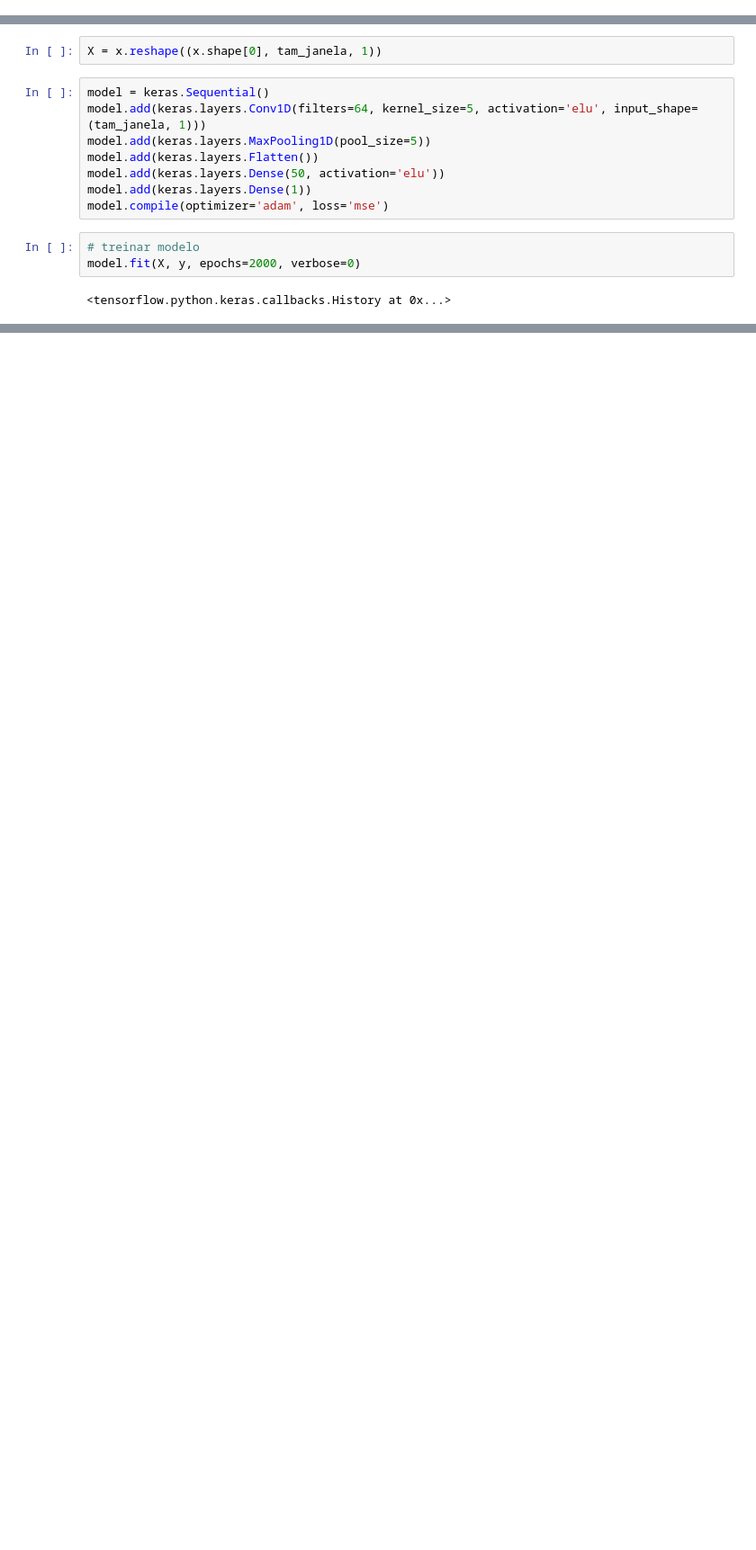
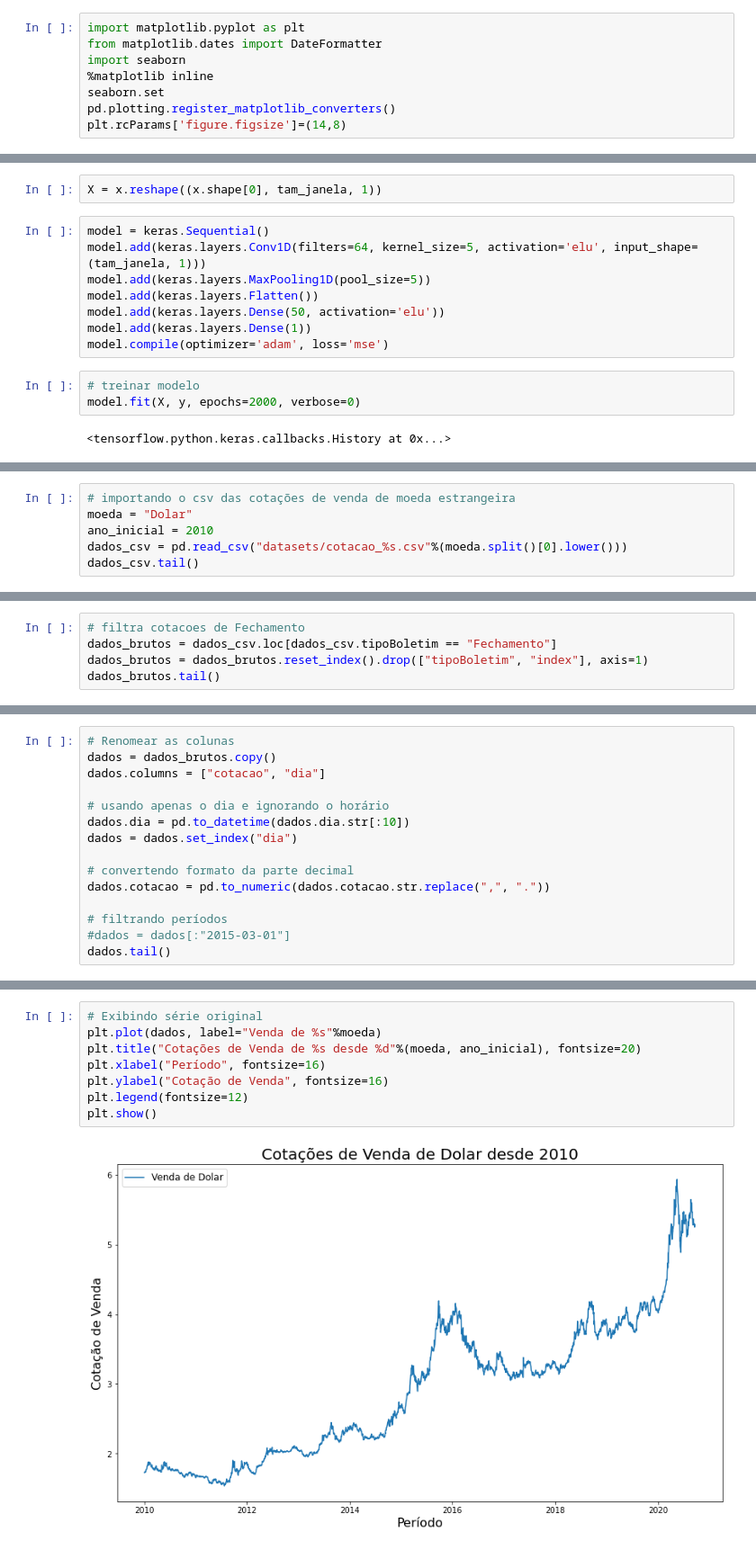
Before and after one commit to feanored/Perceptron, a Jupyter notebook: Keras_&_Séries_Temporais.ipynb, the cells around one changed output, grey strips where cells are left out. Shown at 90% size. Cells and saved outputs as stored; diff of their text form; blank space fills up the shorter version.

Commit message:
14/11 - Keras & Séries v1

```diff
--- a/Keras_&_Séries_Temporais.ipynb
+++ b/Keras_&_Séries_Temporais.ipynb
@@ -5,0 +11,8 @@ from tensorflow import keras
+# %%
+import matplotlib.pyplot as plt
+from matplotlib.dates import DateFormatter
+import seaborn
+%matplotlib inline
+seaborn.set
+pd.plotting.register_matplotlib_converters()
+plt.rcParams['figure.figsize']=(14,8)
@@ -80,0 +92,6 @@ model.evaluate(x_test, y_test)
+# %%
+# importando o csv das cotações de venda de moeda estrangeira
+moeda = "Dolar"
+ano_inicial = 2010
+dados_csv = pd.read_csv("datasets/cotacao_%s.csv"%(moeda.split()[0].lower()))
+dados_csv.tail()
@@ -80,0 +105,5 @@ model.evaluate(x_test, y_test)
+# %%
+# filtra cotacoes de Fechamento
+dados_brutos = dados_csv.loc[dados_csv.tipoBoletim == "Fechamento"]
+dados_brutos = dados_brutos.reset_index().drop(["tipoBoletim", "index"], axis=1)
+dados_brutos.tail()
@@ -80,0 +117,15 @@ model.evaluate(x_test, y_test)
+# %%
+# Renomear as colunas
+dados = dados_brutos.copy()
+dados.columns = ["cotacao", "dia"]
+
+# usando apenas o dia e ignorando o horário
+dados.dia = pd.to_datetime(dados.dia.str[:10])
+dados = dados.set_index("dia")
+
+# convertendo formato da parte decimal
+dados.cotacao = pd.to_numeric(dados.cotacao.str.replace(",", "."))
+
+# filtrando períodos
+#dados = dados[:"2015-03-01"]
+dados.tail()
@@ -80,0 +140,10 @@ model.evaluate(x_test, y_test)
+# %%
+# Exibindo série original
+plt.plot(dados, label="Venda de %s"%moeda)
+plt.title("Cotações de Venda de %s desde %d"%(moeda, ano_inicial), fontsize=20)
+plt.xlabel("Período", fontsize=16)
+plt.ylabel("Cotação de Venda", fontsize=16)
+plt.legend(fontsize=12)
+plt.show()
+# %% [output]
+[figure, added]
```
Also changed, not shown: parts of 25 cells of this notebook, 1 other file.
